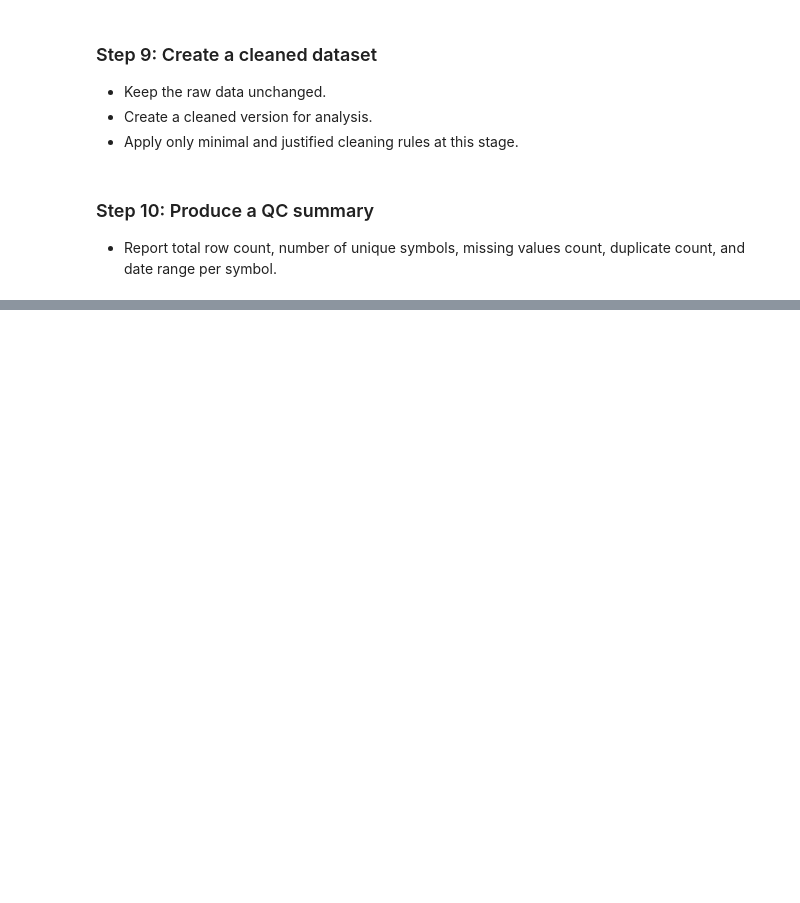
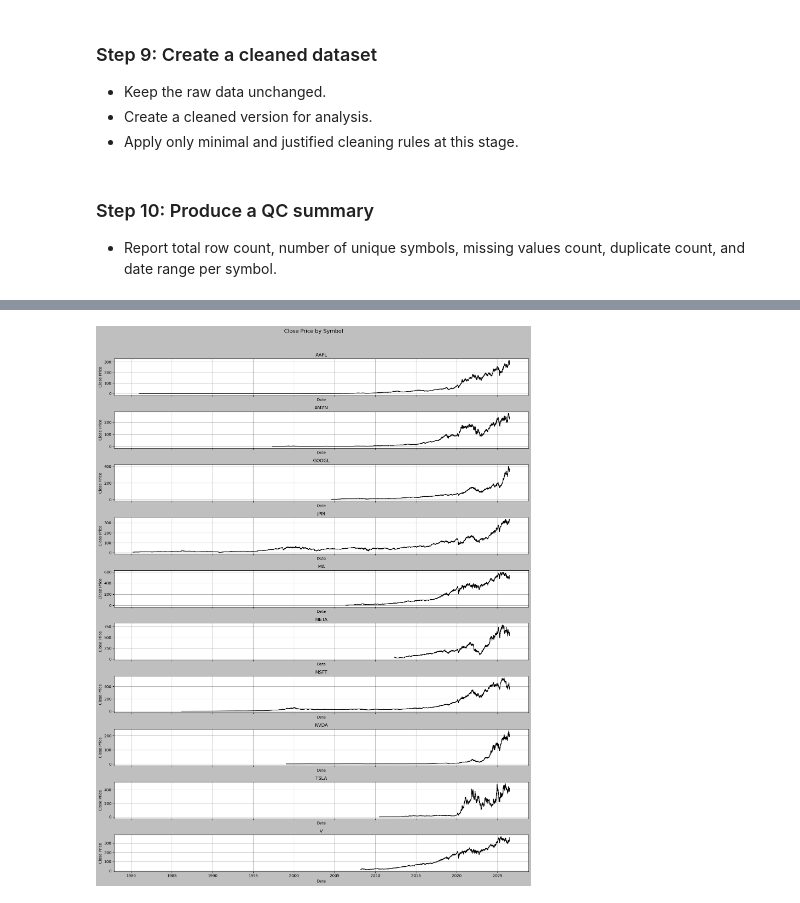
Before and after one commit to kumawatAkshay/QuantForge, a Jupyter notebook: notebook/equity_research.ipynb, the cells around one changed output, grey strips where cells are left out. Saved outputs shown, nothing was run; the diff lists cells and outputs as text; code cells hidden in the pictures; blank space fills up the shorter version.

```diff
--- a/notebook/equity_research.ipynb
+++ b/notebook/equity_research.ipynb
@@ -263,0 +401,22 @@ Name: Date, dtype: bool
+# %%
+import matplotlib.pyplot as plt
+
+symbols = clean_df["Symbol"].dropna().unique()
+n = len(symbols)
+
+fig, axes = plt.subplots(n, 1, figsize=(16, 2 * n), sharex=True)
+
+for ax, symbol in zip(axes, symbols):
+    s = clean_df[clean_df["Symbol"] == symbol].sort_values("Date")
+    ax.plot(s["Date"], s["Close"], label=symbol)
+    ax.set_title(symbol)
+    ax.set_xlabel("Date")
+    ax.set_ylabel("Close Price")
+    ax.grid(True, alpha=0.3)
+
+axes[-1].set_xlabel("Date")
+fig.suptitle("Close Price by Symbol", fontsize=14, y=1.02)
+plt.tight_layout()
+plt.show()
+# %% [output]
+[figure, added]
```
Also changed, not shown: parts of 36 cells of this notebook, 1 other file.
